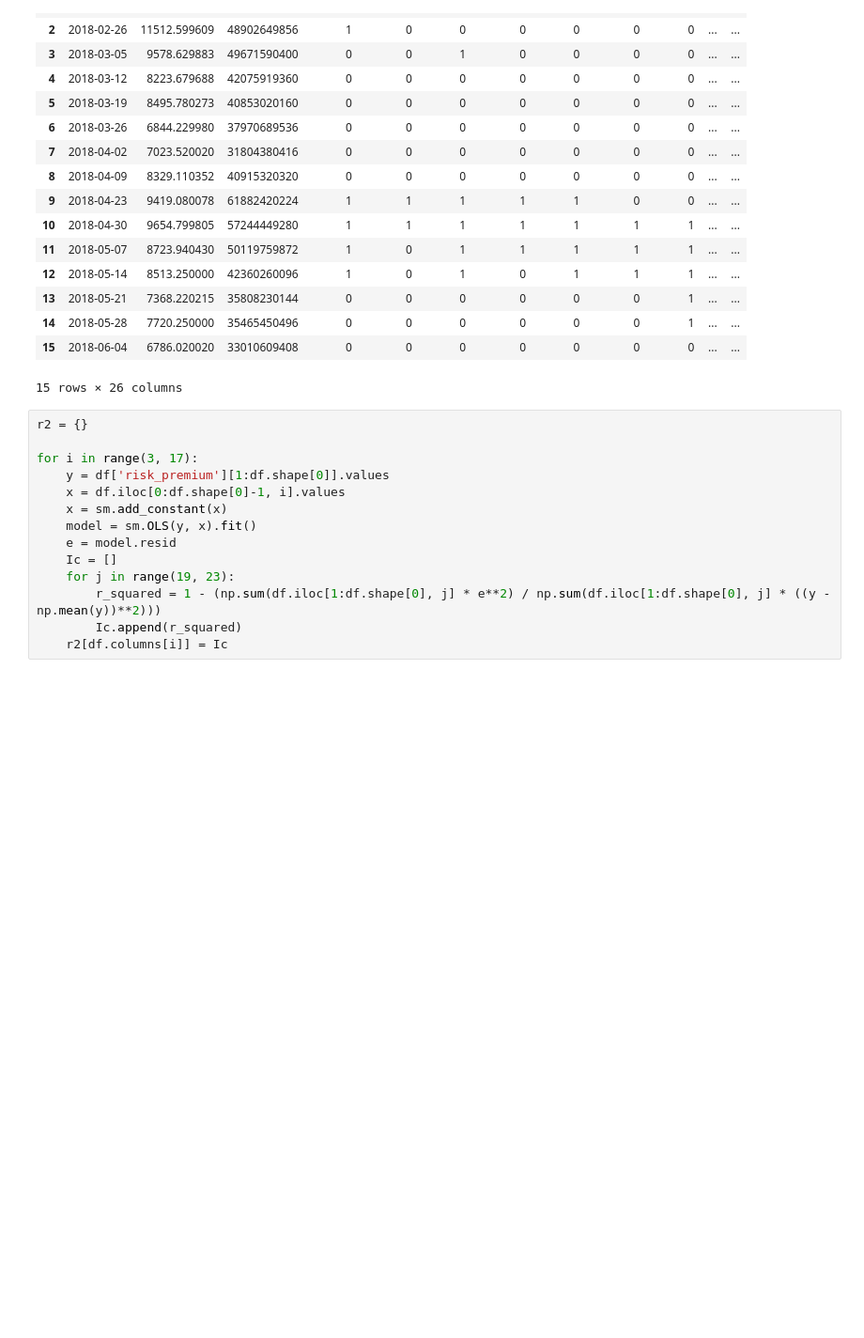
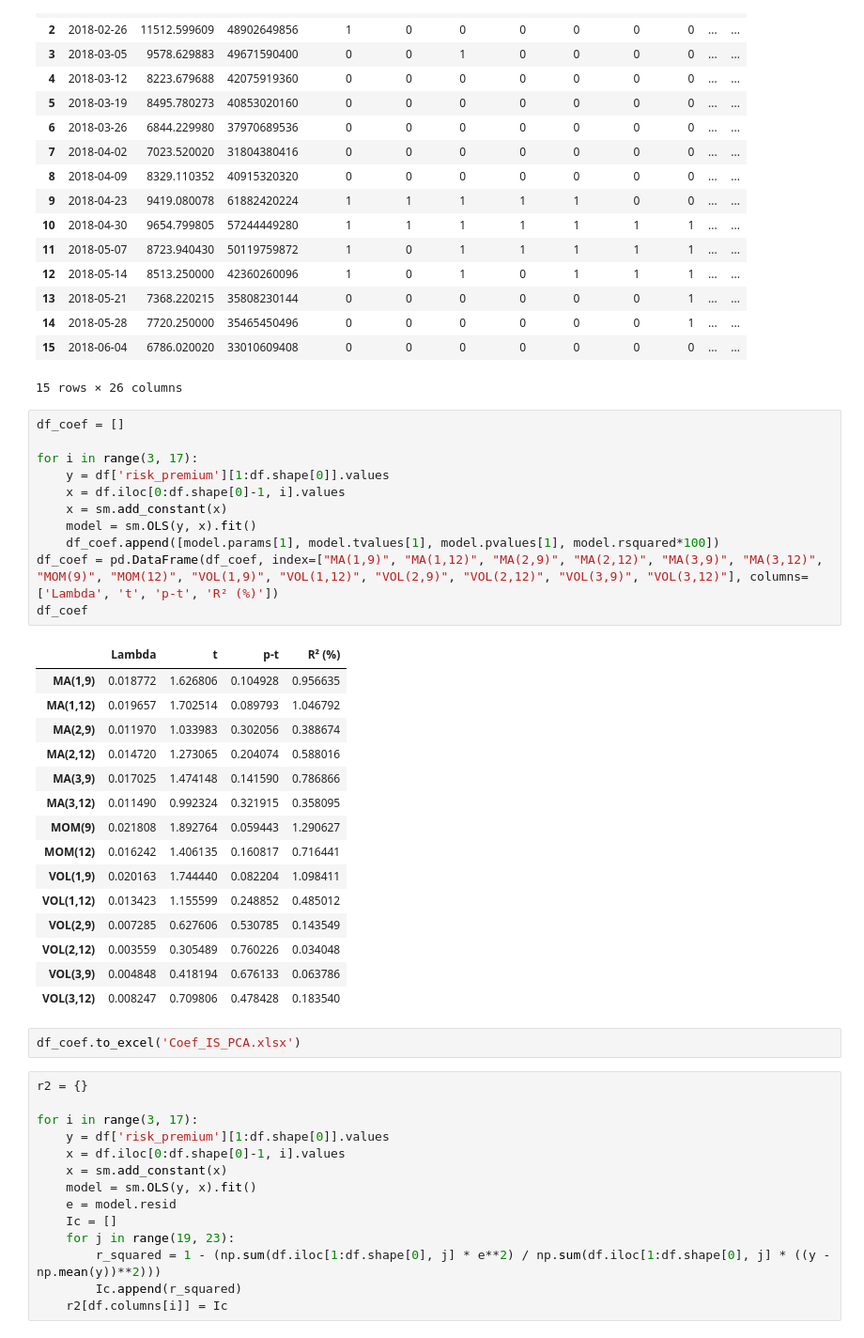
Before and after one commit to Matias-Lima/Datathon, a Jupyter notebook: Code/Python/R-squared disentangled_news_3.ipynb, the cells around one changed output. Shown at 94% size. Saved outputs shown, nothing was run; the diff lists cells and outputs as text; blank space fills up the shorter version.

```diff
--- a/Code/Python/R-squared disentangled_news_3.ipynb
+++ b/Code/Python/R-squared disentangled_news_3.ipynb
@@ -157,6 +157,35 @@ df.head(15)
 | 14 | 2018-05-28 | 7720.250000 | 35465450496 | 0 | 0 | 0 | 0 | 0 | 0 | 1 | ... | ... |
 | 15 | 2018-06-04 | 6786.020020 | 33010609408 | 0 | 0 | 0 | 0 | 0 | 0 | 0 | ... | ... |
 15 rows × 26 columns
+# %%
+df_coef = []
+
+for i in range(3, 17):
+    y = df['risk_premium'][1:df.shape[0]].values
+    x = df.iloc[0:df.shape[0]-1, i].values
+    x = sm.add_constant(x)
+    model = sm.OLS(y, x).fit()
+    df_coef.append([model.params[1], model.tvalues[1], model.pvalues[1], model.rsquared*100])
+df_coef = pd.DataFrame(df_coef, index=["MA(1,9)", "MA(1,12)", "MA(2,9)", "MA(2,12)", "MA(3,9)", "MA(3,12)", "MOM(9)", "MOM(12)", "VOL(1,9)", "VOL(1,12)", "VOL(2,9)", "VOL(2,12)", "VOL(3,9)", "VOL(3,12)"], columns=['Lambda', 't', 'p-t', 'R² (%)'])
+df_coef
+# %% [output]
+|  | Lambda | t | p-t | R² (%) |
+| MA(1,9) | 0.018772 | 1.626806 | 0.104928 | 0.956635 |
+| MA(1,12) | 0.019657 | 1.702514 | 0.089793 | 1.046792 |
+| MA(2,9) | 0.011970 | 1.033983 | 0.302056 | 0.388674 |
+| MA(2,12) | 0.014720 | 1.273065 | 0.204074 | 0.588016 |
+| MA(3,9) | 0.017025 | 1.474148 | 0.141590 | 0.786866 |
+| MA(3,12) | 0.011490 | 0.992324 | 0.321915 | 0.358095 |
+| MOM(9) | 0.021808 | 1.892764 | 0.059443 | 1.290627 |
+| MOM(12) | 0.016242 | 1.406135 | 0.160817 | 0.716441 |
+| VOL(1,9) | 0.020163 | 1.744440 | 0.082204 | 1.098411 |
+| VOL(1,12) | 0.013423 | 1.155599 | 0.248852 | 0.485012 |
+| VOL(2,9) | 0.007285 | 0.627606 | 0.530785 | 0.143549 |
+| VOL(2,12) | 0.003559 | 0.305489 | 0.760226 | 0.034048 |
+| VOL(3,9) | 0.004848 | 0.418194 | 0.676133 | 0.063786 |
+| VOL(3,12) | 0.008247 | 0.709806 | 0.478428 | 0.183540 |
+# %%
+df_coef.to_excel('Coef_IS_PCA.xlsx')
 # %%
 r2 = {}
 
```
Also changed, not shown: 7 other files.
